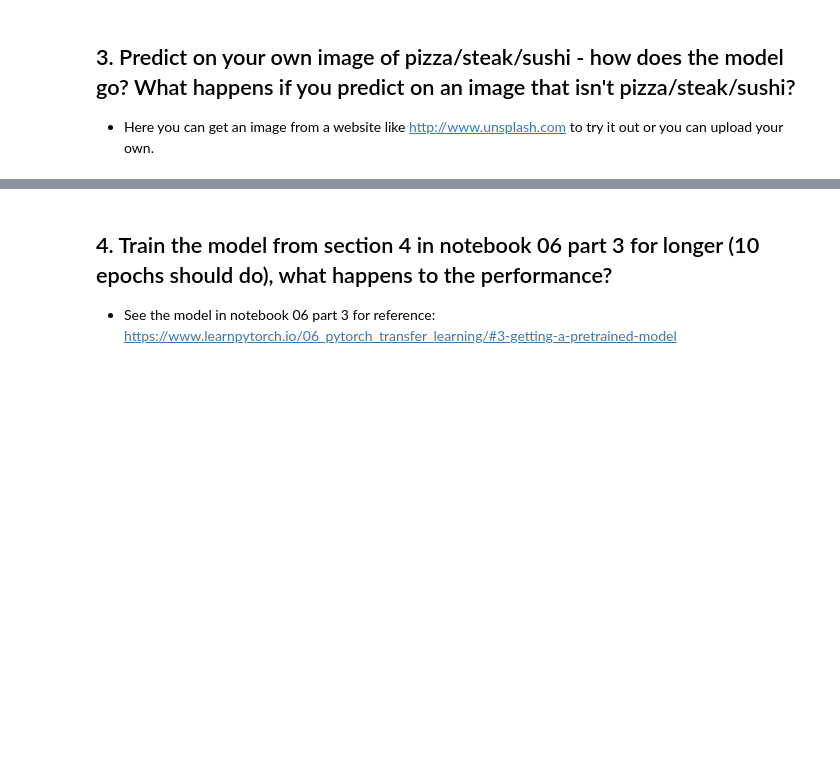
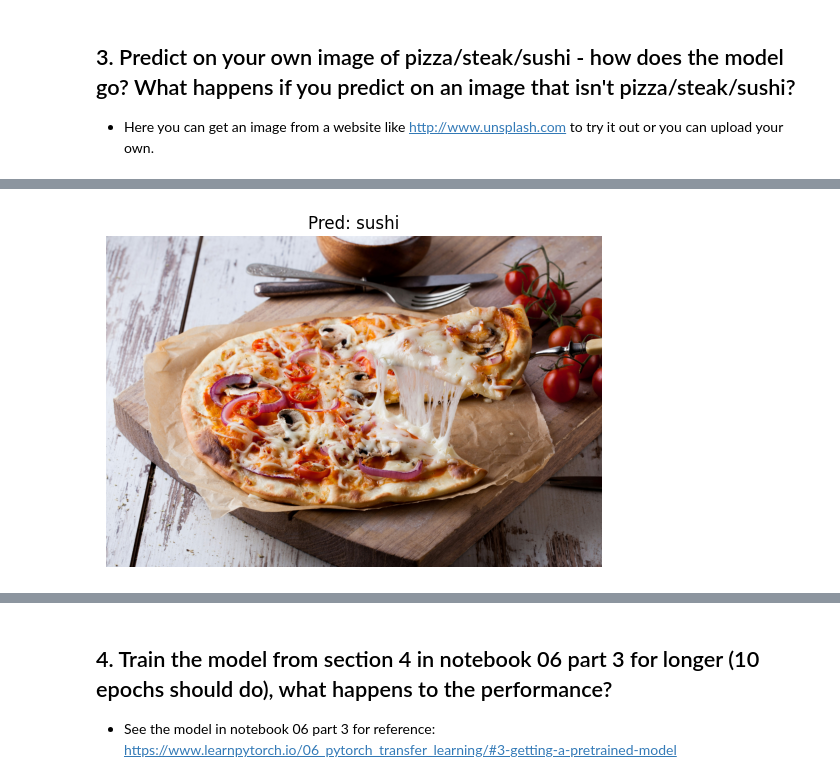
Before and after one commit to ganireddikumar/Assignment1, a Jupyter notebook: extras/exercises/06_pytorch_transfer_learning_exercises.ipynb, the cells around one changed output, grey strips where cells are left out. Drawn from its saved outputs; the diff is of its cells as text; code cells hidden in the pictures; blank space fills up the shorter version.

```diff
--- a/extras/exercises/06_pytorch_transfer_learning_exercises.ipynb
+++ b/extras/exercises/06_pytorch_transfer_learning_exercises.ipynb
@@ -321,23 +347,25 @@ img_resized
 # %%
 # TODO: Get an image of not pizza/steak/sushi
 def pred_and_plot(image_path,model,transform,class_names,device=device):
   image = Image.open(image_path)
   transformed_image = transform(image)
 
   model.eval()
   with torch.inference_mode():
-    pred_logit = model(transformed_image.unsqeeze(0).to(device))
+    pred_logit = model(transformed_image.unsqueeze(0).to(device))
     pred_label = torch.argmax(torch.softmax(pred_logit,dim=1),dim=1)
 
   plt.figure()
   plt.imshow(image)
   plt.title(f"Pred: {class_names[pred_label]}")
   plt.axis(False);
 
 pred_and_plot(image_path="pizza.jpg",
               model = model_0,
               transform =simple_transform,
               class_names=class_names)
+# %% [output]
+[figure, added]
 # %%
 !wget https://images.unsplash.com/photo-1546964124-0cce460f38ef
 !cp photo-1546964124-0cce460f38ef steak.jpg
```
Also changed, not shown: parts of 20 cells of this notebook.
